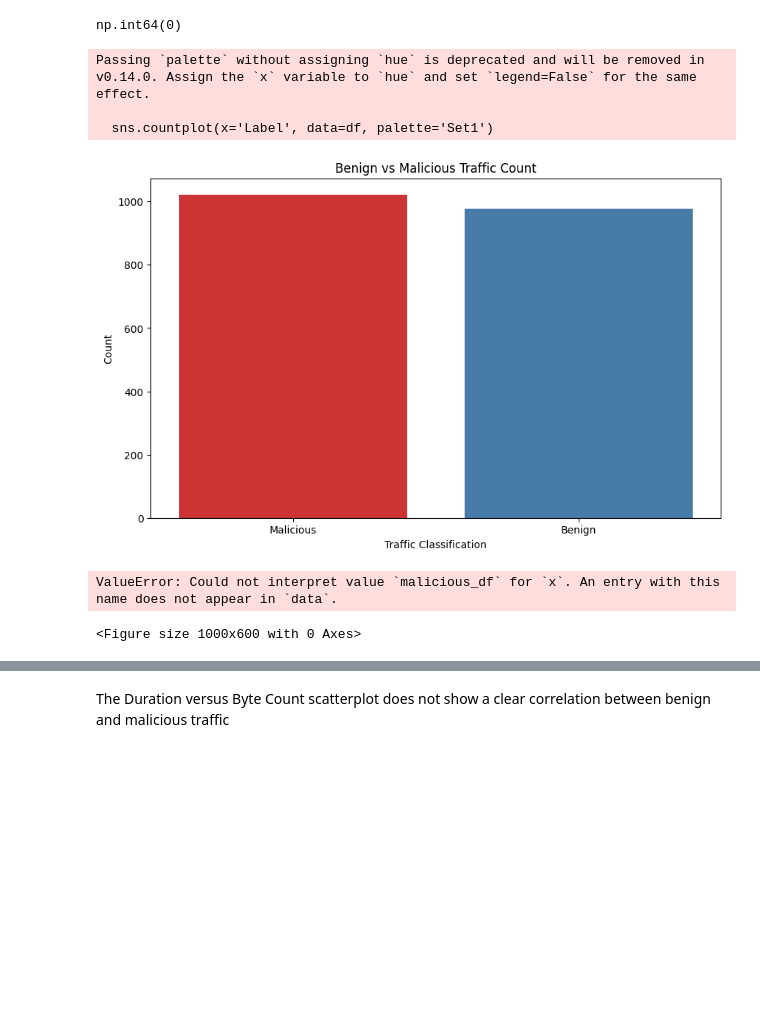
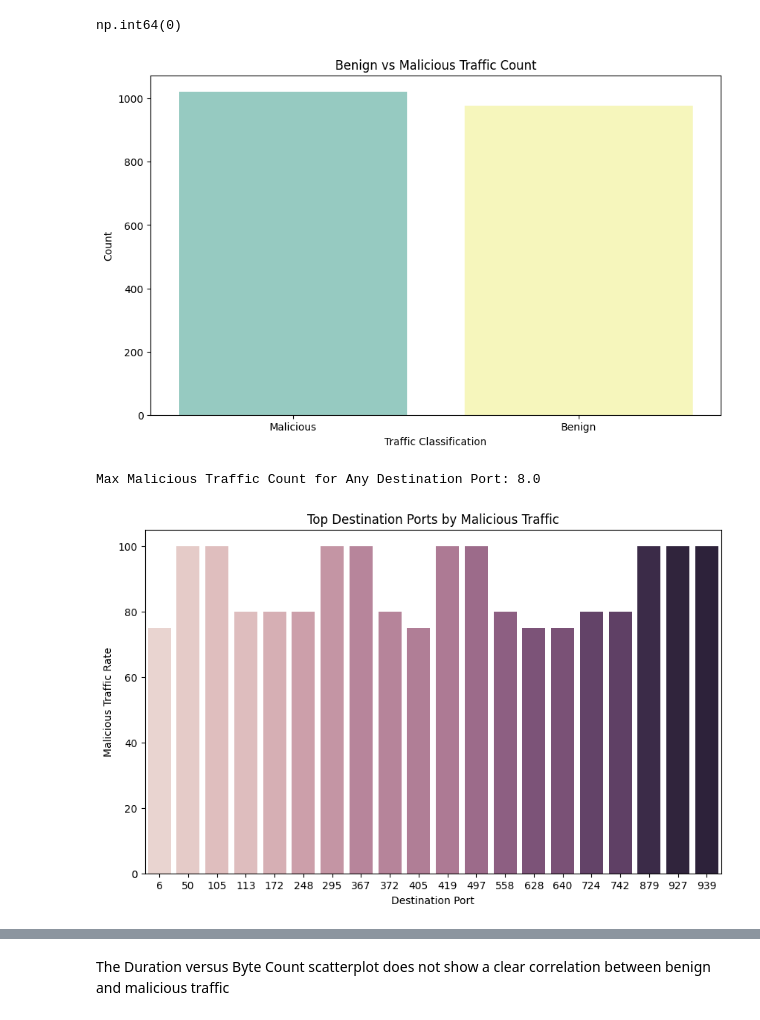
Before and after one commit to anthonyfeaster/UCB-AIML, a Jupyter notebook: Capstone/capstone.ipynb, the cells around one changed output, grey strips where cells are left out. Saved outputs shown, nothing was run; the diff lists cells and outputs as text; code cells hidden in the pictures; blank space fills up the shorter version.

```diff
--- a/Capstone/capstone.ipynb
+++ b/Capstone/capstone.ipynb
@@ -129,31 +126,39 @@ df.duplicated().sum()
 np.int64(0)
 # %%
 plt.figure(figsize=(10, 6))
-sns.countplot(x='Label', data=df, palette='Set1')
+sns.countplot(x='Label', data=df, palette='Set3', hue='Label')
 plt.title('Benign vs Malicious Traffic Count')
 plt.xlabel('Traffic Classification')
 plt.ylabel('Count')
 plt.show()
 # %% [output]
-Passing `palette` without assigning `hue` is deprecated and will be removed in v0.14.0. Assign the `x` variable to `hue` and set `legend=False` for the same effect.
-
-  sns.countplot(x='Label', data=df, palette='Set1')
-[figure, old version]
+[figure, new version]
-# %%
-malicious_df = df[df['Label'] == 'Malicious']
-
-top_ports = malicious_df['DestinationPort'].value_counts().head(10)
-
-plt.figure(figsize=(10, 6))
-
-sns.barplot(x='malicious_df', y='Label', data=df, palette='Set1')
-plt.title('Top 10 Destination Ports for Malicious Traffic')
-plt.xlabel('Destination Port')
-plt.ylabel('Count')
-plt.show()
-# %% [output]
-ValueError: Could not interpret value `malicious_df` for `x`. An entry with this name does not appear in `data`.
-<Figure size 1000x600 with 0 Axes>
+# %%
+port_summary = df.groupby('DestinationPort')['Label'].value_counts().unstack().fillna(0)
+#port_summary_src = df.groupby('SourcePort')['Label'].value_counts().unstack().fillna(0)
+
+port_summary['Total_Traffic'] = port_summary.sum(axis=1)
+#port_summary_src['Total_Traffic'] = port_summary_src.sum(axis=1)
+
+
+#print(port_summary['Total_Traffic'].describe())
+print(f"\nMax Malicious Traffic Count for Any Destination Port: {port_summary['Total_Traffic'].max()}")
+#print(f"Max Malicious Traffic Count for Any Source Port: {port_summary_src['Total_Traffic'].min()}")
+print()
+port_summary['MaliciousPCT'] = ((port_summary['Malicious']) / (port_summary['Total_Traffic']) * 100)#.map("{:.2f}%".format)
+port_summary_fld = port_summary[port_summary['Total_Traffic'] > 3]
+top_malicious_ports = port_summary_fld.sort_values(by='MaliciousPCT', ascending=False).head(20).reset_index()
+
+plt.figure(figsize=(10, 6))
+
+sns.barplot(data=top_malicious_ports, x='DestinationPort', y='MaliciousPCT', hue='DestinationPort', legend=False)#palette='Set2')
+plt.title('Top Destination Ports by Malicious Traffic')
+plt.xlabel('Destination Port')
+plt.ylabel('Malicious Traffic Rate')
+plt.show()
+# %% [output]
+Max Malicious Traffic Count for Any Destination Port: 8.0
+[figure, added]
 # %%
 numerical_columns = ["Duration", "SourcePort", "DestinationPort", "PacketCount", "ByteCount"]
 
```
Also changed, not shown: parts of 15 cells of this notebook.
